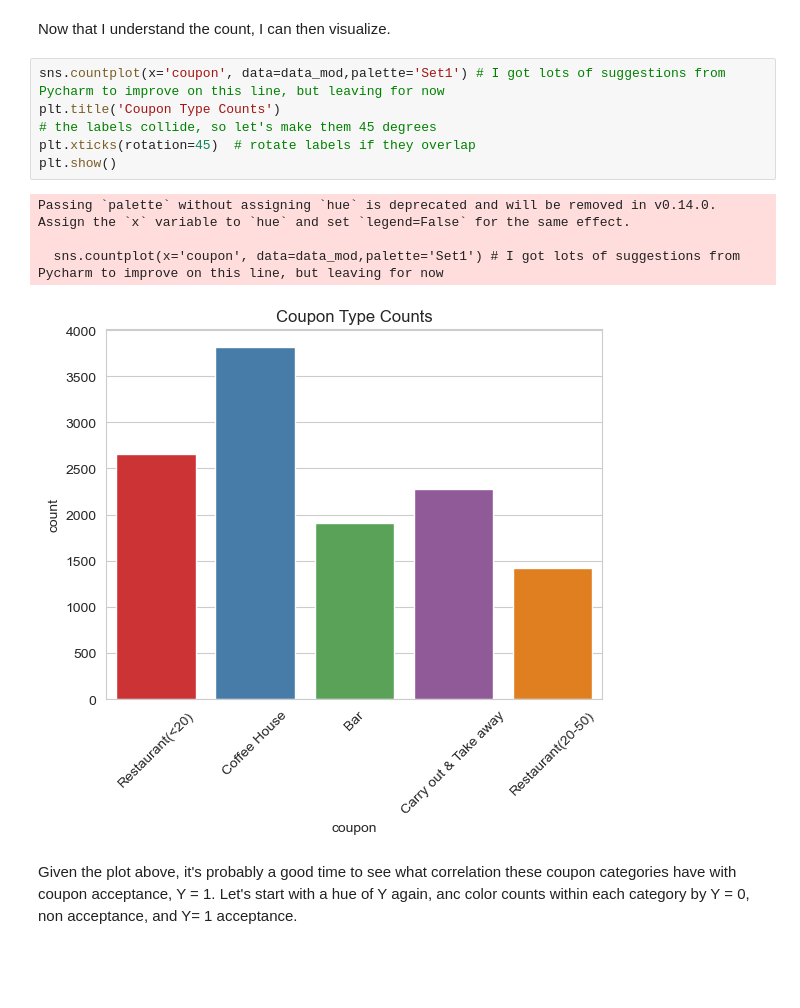
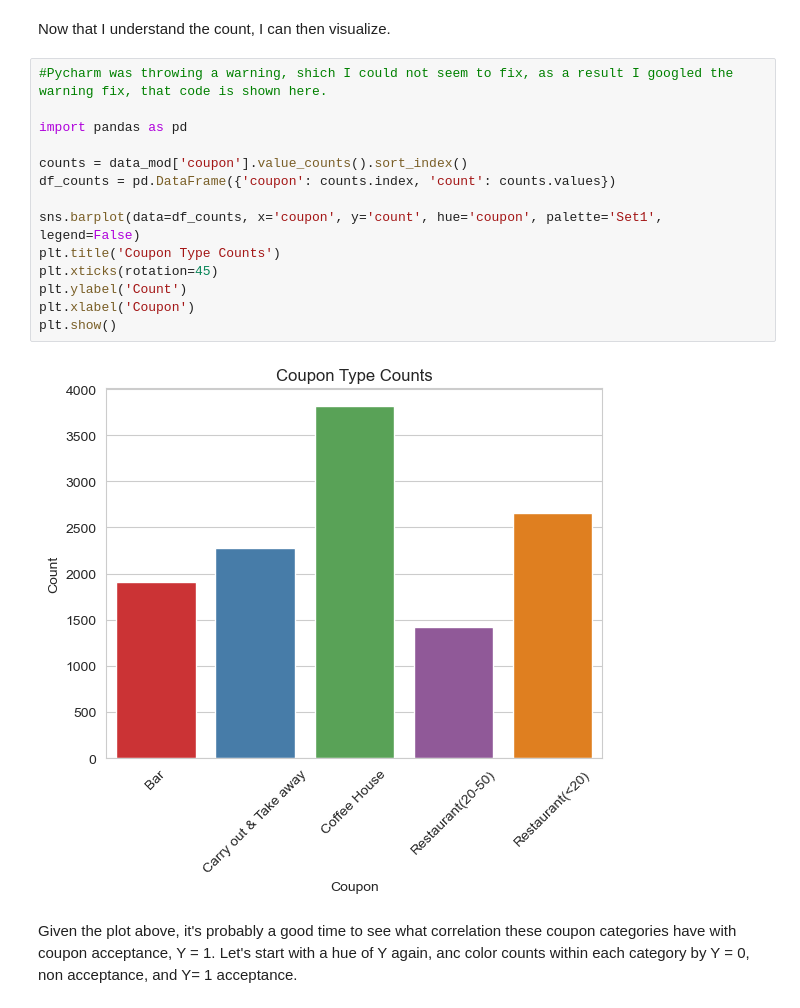
Before and after one commit to jeffreylgoode/Coupon_Project, a Jupyter notebook: Coupon_Project.ipynb, the cells around one changed output. Drawn from its saved outputs; the diff is of its cells as text; blank space fills up the shorter version.

```diff
--- a/Coupon_Project.ipynb
+++ b/Coupon_Project.ipynb
@@ -271,17 +281,22 @@ Restaurant(20-50)        1417
 Name: count, dtype: int64
 # %% [markdown]
 Now that I understand the count, I can then visualize.
-# %%
-sns.countplot(x='coupon', data=data_mod,palette='Set1') # I got lots of suggestions from Pycharm to improve on this line, but leaving for now
-plt.title('Coupon Type Counts')
-# the labels collide, so let's make them 45 degrees
-plt.xticks(rotation=45)  # rotate labels if they overlap
-plt.show()
-# %% [output]
-Passing `palette` without assigning `hue` is deprecated and will be removed in v0.14.0. Assign the `x` variable to `hue` and set `legend=False` for the same effect.
-
-  sns.countplot(x='coupon', data=data_mod,palette='Set1') # I got lots of suggestions from Pycharm to improve on this line, but leaving for now
-[figure, removed]
+# %%
+#Pycharm was throwing a warning, shich I could not seem to fix, as a result I googled the warning fix, that code is shown here.
+
+import pandas as pd
+
+counts = data_mod['coupon'].value_counts().sort_index()
+df_counts = pd.DataFrame({'coupon': counts.index, 'count': counts.values})
+
+sns.barplot(data=df_counts, x='coupon', y='count', hue='coupon', palette='Set1', legend=False)
+plt.title('Coupon Type Counts')
+plt.xticks(rotation=45)
+plt.ylabel('Count')
+plt.xlabel('Coupon')
+plt.show()
+# %% [output]
+[figure, added]
 # %% [markdown]
 Given the plot above, it's probably a good time to see what correlation these coupon categories have with coupon acceptance, Y = 1. Let's start with a hue of Y again, anc color counts within each category by Y = 0, non acceptance, and Y= 1 acceptance.
 # %%
```
Also changed, not shown: parts of 9 cells of this notebook, 1 other file.
